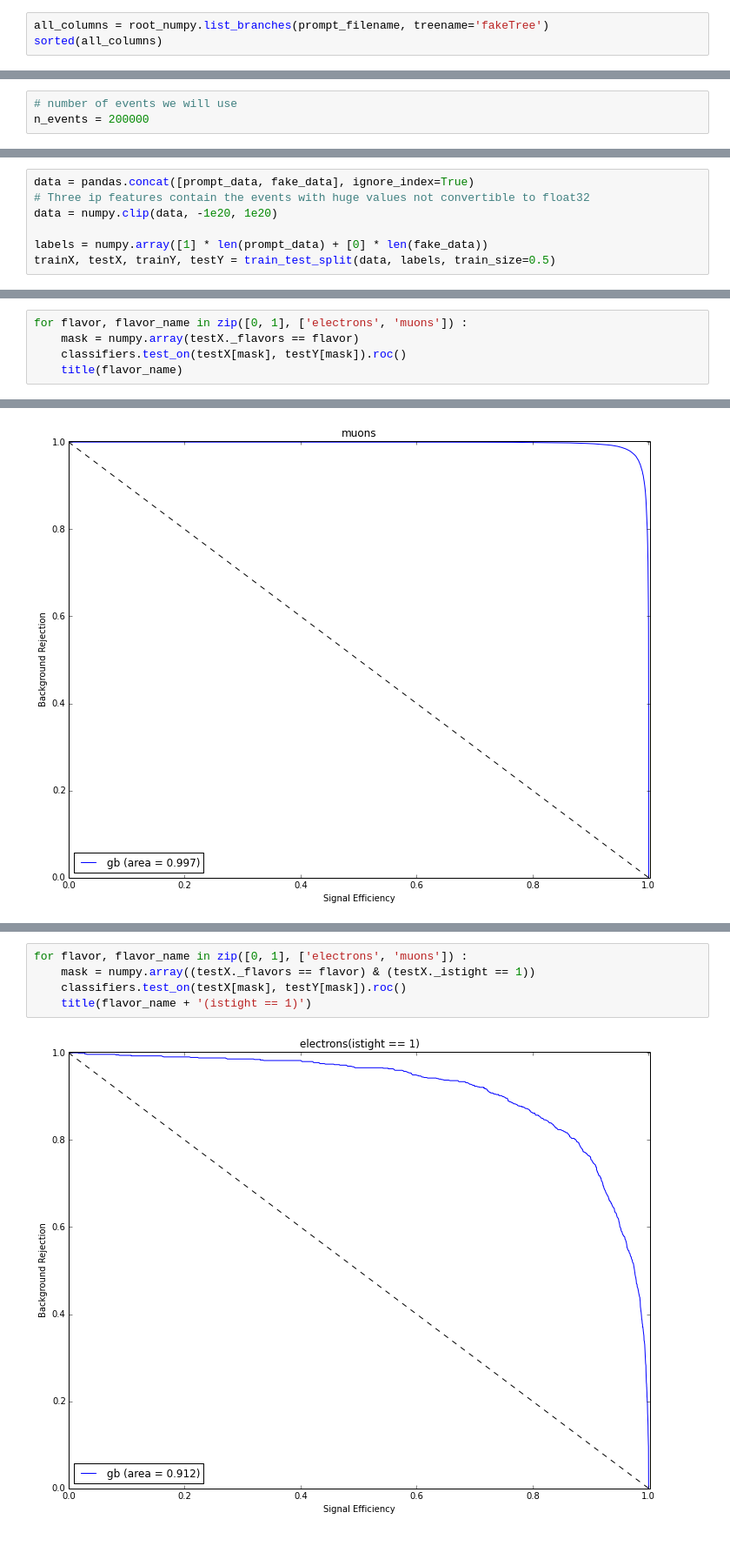
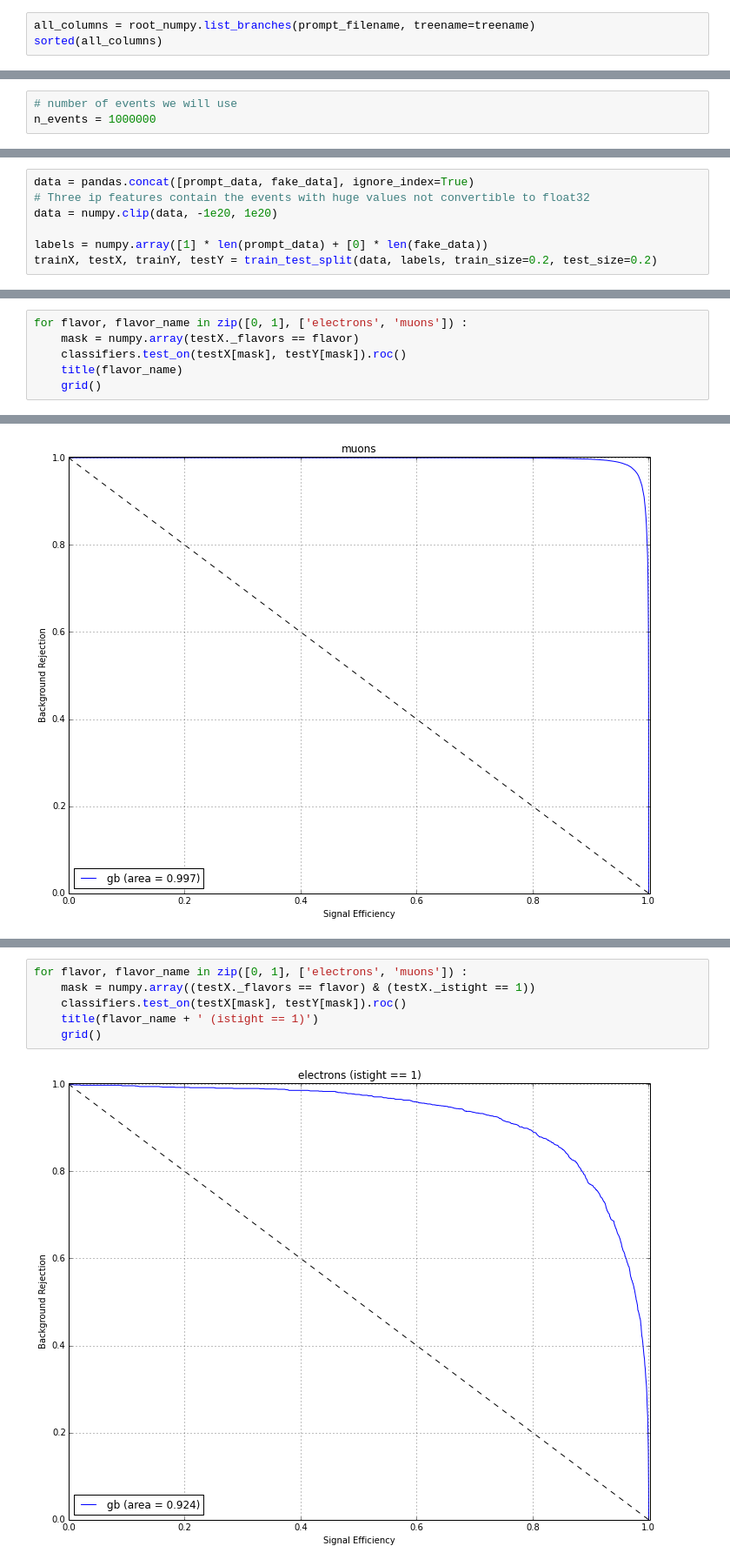
Before and after one commit to arogozhnikov/FakeLeptons, a Jupyter notebook: notebooks/SimpleTraining.ipynb, the cells around one changed output, grey strips where cells are left out. Shown at 87% size. Drawn from its saved outputs; the diff is of its cells as text.

```diff
--- a/notebooks/SimpleTraining.ipynb
+++ b/notebooks/SimpleTraining.ipynb
@@ -17,7 +17,7 @@ treename = "fakeTree"
 # %% [markdown]
 ## Listing all available branches
 # %%
-all_columns = root_numpy.list_branches(prompt_filename, treename='fakeTree')
+all_columns = root_numpy.list_branches(prompt_filename, treename=treename)
 sorted(all_columns)
 # %% [output]
 ['HT',
@@ -180,4 +180,4 @@ dtype: float64
 # Reading the data
 # %%
 # number of events we will use
-n_events = 200000
+n_events = 1000000
@@ -234,4 +233,4 @@ data = pandas.concat([prompt_data, fake_data], ignore_index=True)
 data = numpy.clip(data, -1e20, 1e20)
 
 labels = numpy.array([1] * len(prompt_data) + [0] * len(fake_data))
-trainX, testX, trainY, testY = train_test_split(data, labels, train_size=0.5)
+trainX, testX, trainY, testY = train_test_split(data, labels, train_size=0.2, test_size=0.2)
@@ -292,6 +295,7 @@ for flavor, flavor_name in zip([0, 1], ['electrons', 'muons']) :
     mask = numpy.array(testX._flavors == flavor)
     classifiers.test_on(testX[mask], testY[mask]).roc()
     title(flavor_name)
+    grid()
 # %% [output]
 [figure]
 [figure]
@@ -300,7 +304,8 @@ for flavor, flavor_name in zip([0, 1], ['electrons', 'muons']) :
 # %%
 for flavor, flavor_name in zip([0, 1], ['electrons', 'muons']) :
     mask = numpy.array((testX._flavors == flavor) & (testX._istight == 1))
     classifiers.test_on(testX[mask], testY[mask]).roc()
-    title(flavor_name + '(istight == 1)')
+    title(flavor_name + ' (istight == 1)')
+    grid()
 # %% [output]
-[figure, old version]
+[figure, new version]
```
Also changed, not shown: parts of 13 cells of this notebook.
